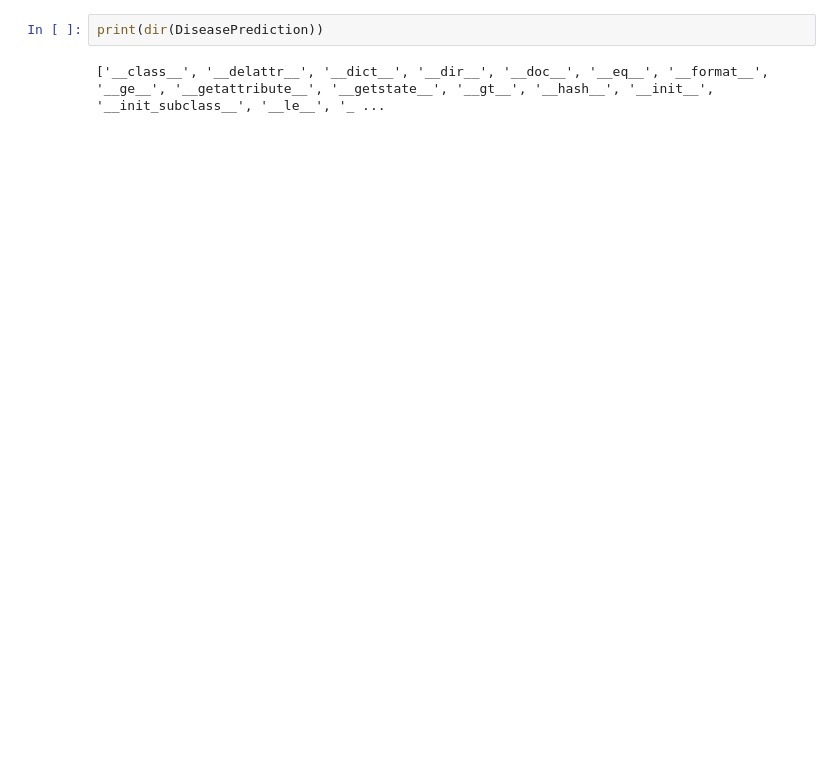
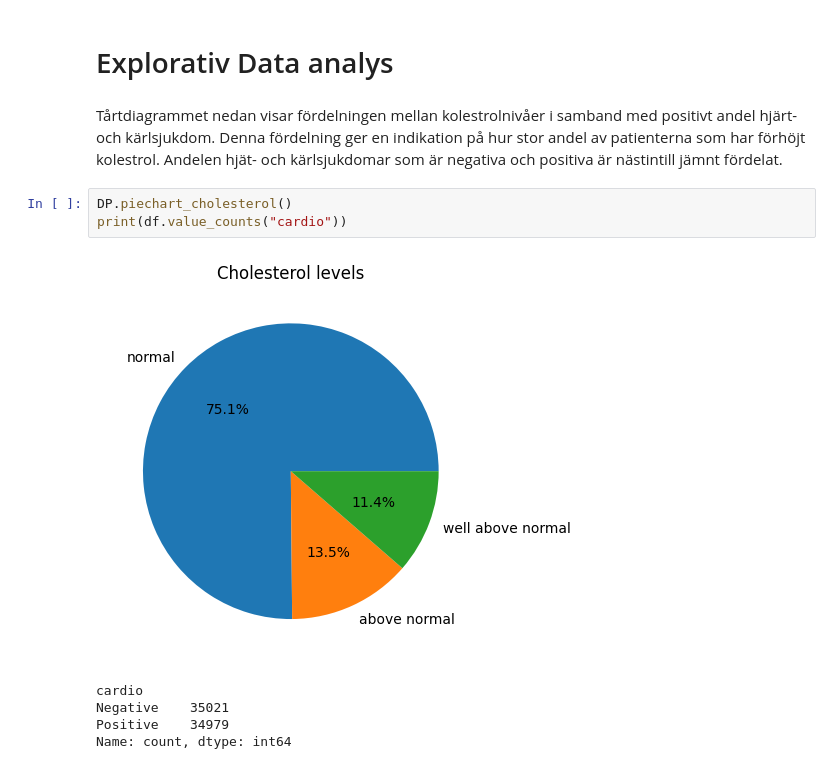
Before and after one commit to tobias-oberg/ML-Tobias-Oberg-AI24, a Jupyter notebook: Lab_1/demo.ipynb, the cells around one changed output. Saved outputs shown, nothing was run; the diff lists cells and outputs as text; blank space fills up the shorter version.

```diff
--- a/Lab_1/demo.ipynb
+++ b/Lab_1/demo.ipynb
@@ -32,4 +20,14 @@ Number of smokers: 8.76%
-# %%
-print(dir(DiseasePrediction))
-# %% [output]
-['__class__', '__delattr__', '__dict__', '__dir__', '__doc__', '__eq__', '__format__', '__ge__', '__getattribute__', '__getstate__', '__gt__', '__hash__', '__init__', '__init_subclass__', '__le__', '_ ...
+# %% [markdown]
+# Explorativ Data analys
+# %% [markdown]
+Tårtdiagrammet nedan visar fördelningen mellan kolestrolnivåer i samband med positivt andel hjärt- och kärlsjukdom. Denna fördelning ger en indikation på hur stor andel av patienterna som har förhöjt kolestrol.
+Andelen hjät- och kärlsjukdomar som är negativa och positiva är nästintill jämnt fördelat.
+# %%
+DP.piechart_cholesterol()
+print(df.value_counts("cardio"))
+# %% [output]
+[figure, added]
+cardio
+Negative    35021
+Positive    34979
+Name: count, dtype: int64
```
Also changed, not shown: parts of 27 cells of this notebook, 1 other file.
